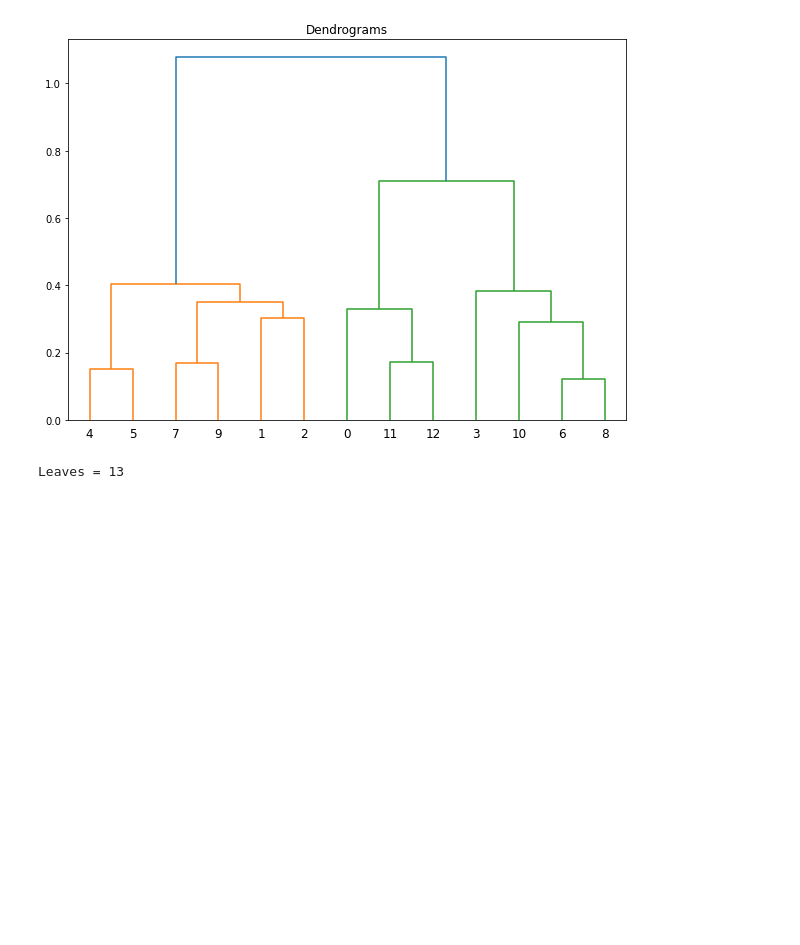
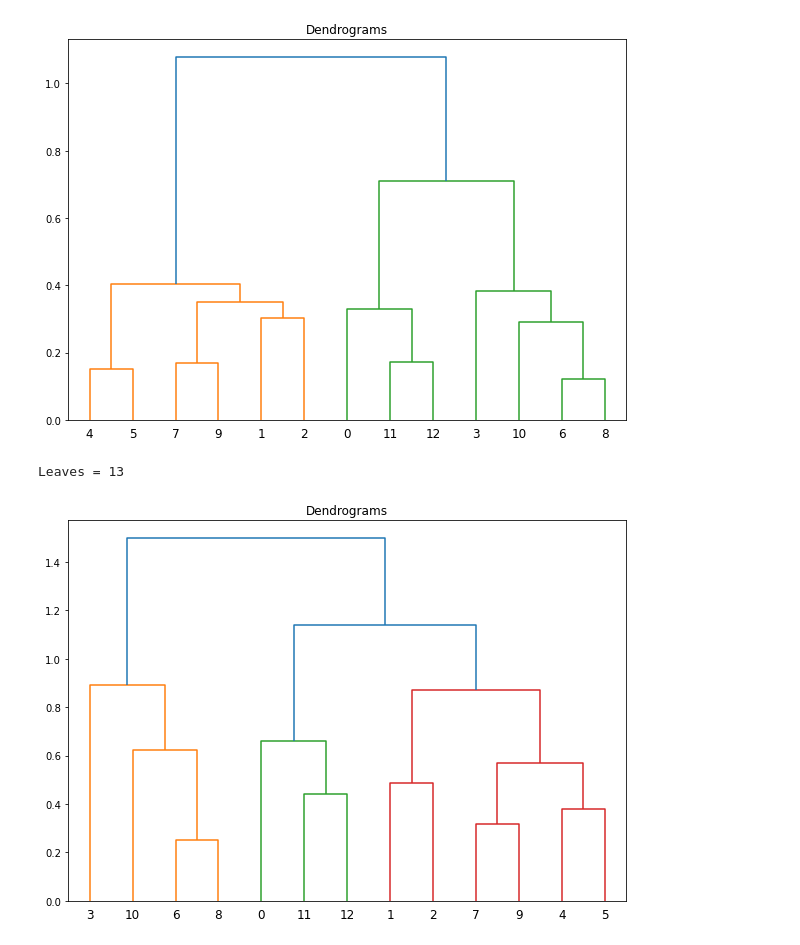
Before and after one commit to nafiul-nipu/Contrails-Python, a Jupyter notebook: contrails simulation clustering/hierarchical_clustering.ipynb, the cells around one changed output. Drawn from its saved outputs; the diff is of its cells as text; code cells hidden in the pictures; blank space fills up the shorter version.

```diff
--- a/contrails simulation clustering/hierarchical_clustering.ipynb
+++ b/contrails simulation clustering/hierarchical_clustering.ipynb
@@ -81,3 +81,11 @@ dend = dendrogram(Z)
 print(f"Leaves = {len(dn['leaves'])}")
 # %% [output]
 Leaves = 13
+# %%
+Z = linkage(gd,method='complete')
+
+plt.figure(figsize=(10, 7))
+plt.title("Dendrograms")
+dend = dendrogram(Z)
+# %% [output]
+[figure, added]
```
Also changed, not shown: parts of 2 cells of this notebook.
